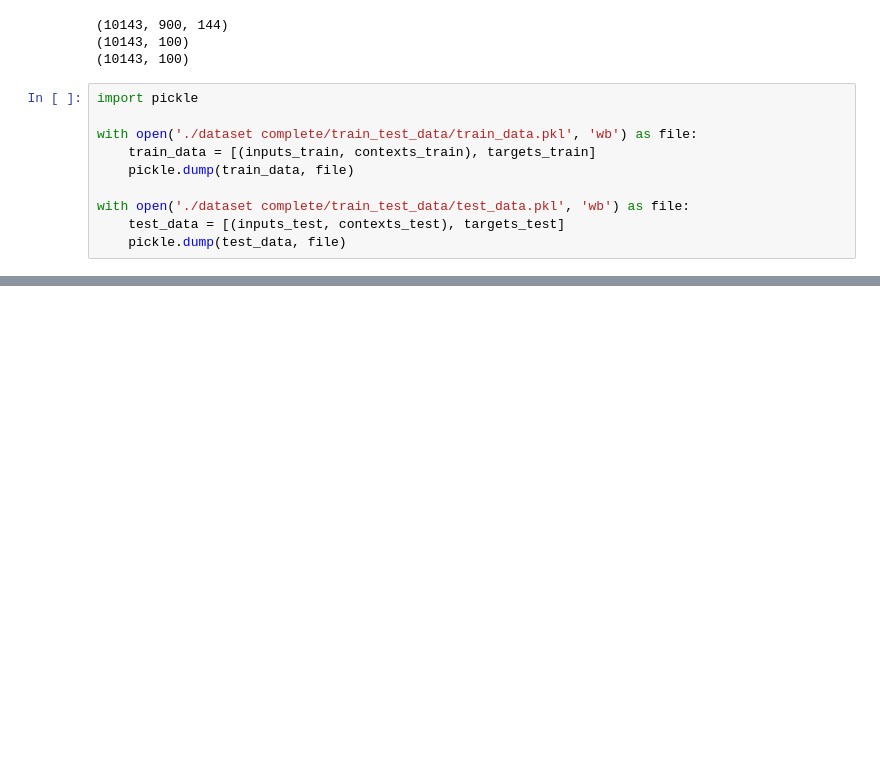
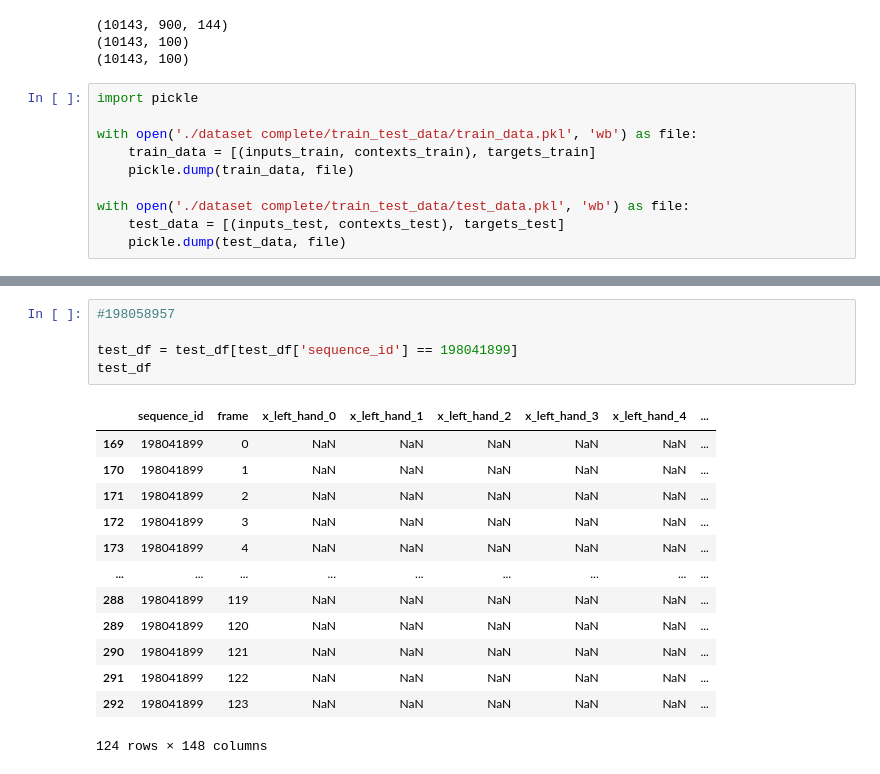
Before and after one commit to 4nn1k4/ASL-Fingerspelling-Translation, a Jupyter notebook: Data Inspection.ipynb, the cells around one changed output, grey strips where cells are left out. Drawn from its saved outputs; the diff is of its cells as text; blank space fills up the shorter version.

```diff
--- a/Data Inspection.ipynb
+++ b/Data Inspection.ipynb
@@ -627,0 +809,19 @@ with open('./dataset complete/train_test_data/test_data.pkl', 'wb') as file:
+# %%
+#198058957
+
+test_df = test_df[test_df['sequence_id'] == 198041899]
+test_df
+# %% [output]
+|  | sequence_id | frame | x_left_hand_0 | x_left_hand_1 | x_left_hand_2 | x_left_hand_3 | x_left_hand_4 | ... |
+| 169 | 198041899 | 0 | NaN | NaN | NaN | NaN | NaN | ... |
+| 170 | 198041899 | 1 | NaN | NaN | NaN | NaN | NaN | ... |
+| 171 | 198041899 | 2 | NaN | NaN | NaN | NaN | NaN | ... |
+| 172 | 198041899 | 3 | NaN | NaN | NaN | NaN | NaN | ... |
+| 173 | 198041899 | 4 | NaN | NaN | NaN | NaN | NaN | ... |
+| ... | ... | ... | ... | ... | ... | ... | ... | ... |
+| 288 | 198041899 | 119 | NaN | NaN | NaN | NaN | NaN | ... |
+| 289 | 198041899 | 120 | NaN | NaN | NaN | NaN | NaN | ... |
+| 290 | 198041899 | 121 | NaN | NaN | NaN | NaN | NaN | ... |
+| 291 | 198041899 | 122 | NaN | NaN | NaN | NaN | NaN | ... |
+| 292 | 198041899 | 123 | NaN | NaN | NaN | NaN | NaN | ... |
+124 rows × 148 columns
```
Also changed, not shown: parts of 23 cells of this notebook, 2 other files.
